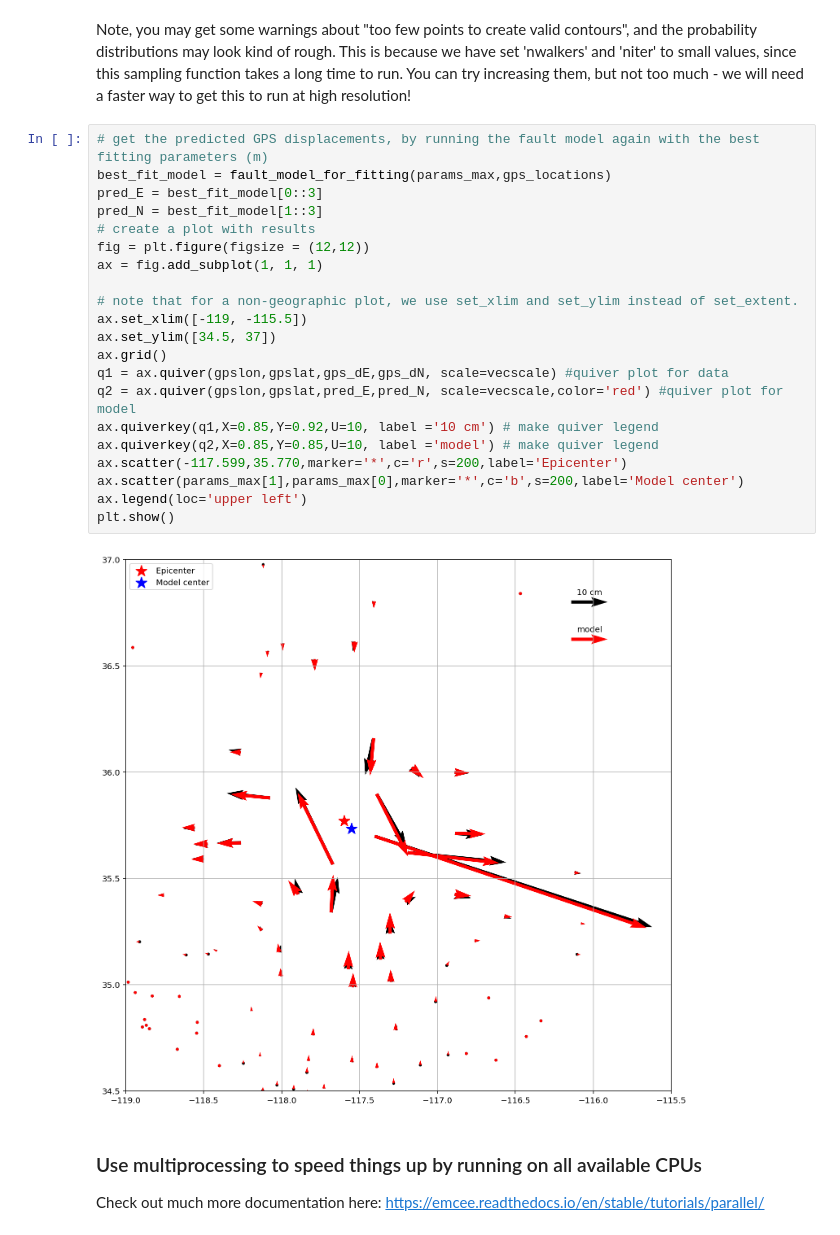
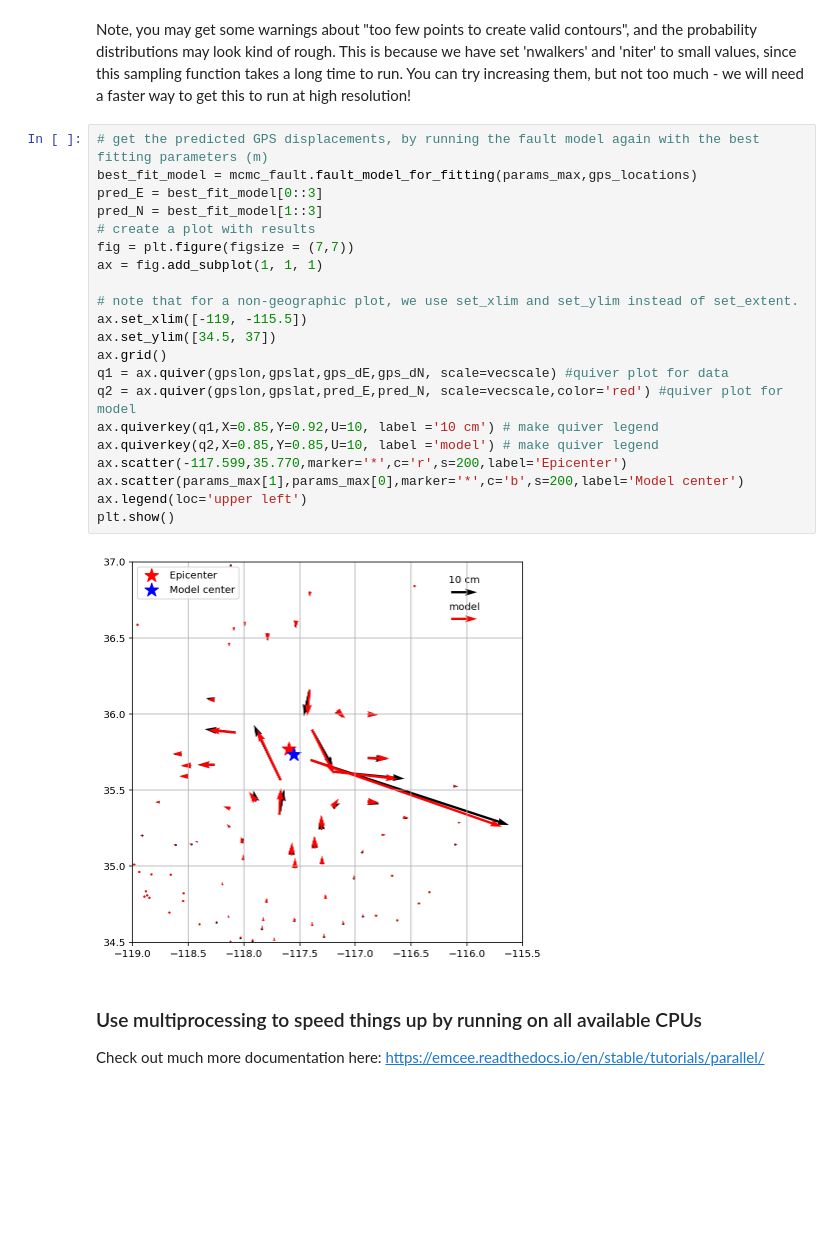
Before and after one commit to unm-escape/okada_jupyter, a Jupyter notebook: emcee_demo.ipynb, the cells around one changed output. Cells and saved outputs as stored; diff of their text form; blank space fills up the shorter version.

```diff
--- a/emcee_demo.ipynb
+++ b/emcee_demo.ipynb
@@ -320,27 +313,27 @@ Note, you may get some warnings about "too few points to create valid contours",
 This is because we have set 'nwalkers' and 'niter' to small values, since this sampling function takes a long time to run. You can try increasing them, but not too much - we will need a faster way to get this to run at high resolution!
 # %%
 # get the predicted GPS displacements, by running the fault model again with the best fitting parameters (m)
-best_fit_model = fault_model_for_fitting(params_max,gps_locations)
+best_fit_model = mcmc_fault.fault_model_for_fitting(params_max,gps_locations)
 pred_E = best_fit_model[0::3]
 pred_N = best_fit_model[1::3]
 # create a plot with results
-fig = plt.figure(figsize = (12,12))
+fig = plt.figure(figsize = (7,7))
 ax = fig.add_subplot(1, 1, 1)
 
 # note that for a non-geographic plot, we use set_xlim and set_ylim instead of set_extent.
 ax.set_xlim([-119, -115.5])
 ax.set_ylim([34.5, 37])
 ax.grid()
 q1 = ax.quiver(gpslon,gpslat,gps_dE,gps_dN, scale=vecscale) #quiver plot for data
 q2 = ax.quiver(gpslon,gpslat,pred_E,pred_N, scale=vecscale,color='red') #quiver plot for model
 ax.quiverkey(q1,X=0.85,Y=0.92,U=10, label ='10 cm') # make quiver legend
 ax.quiverkey(q2,X=0.85,Y=0.85,U=10, label ='model') # make quiver legend
 ax.scatter(-117.599,35.770,marker='*',c='r',s=200,label='Epicenter')
 ax.scatter(params_max[1],params_max[0],marker='*',c='b',s=200,label='Model center')
 ax.legend(loc='upper left')
 plt.show()
 # %% [output]
-[figure, old version]
+[figure, new version]
 # %% [markdown]
 ### Use multiprocessing to speed things up by running on all available CPUs
 
```
Also changed, not shown: parts of 11 cells of this notebook, 1 other file.
